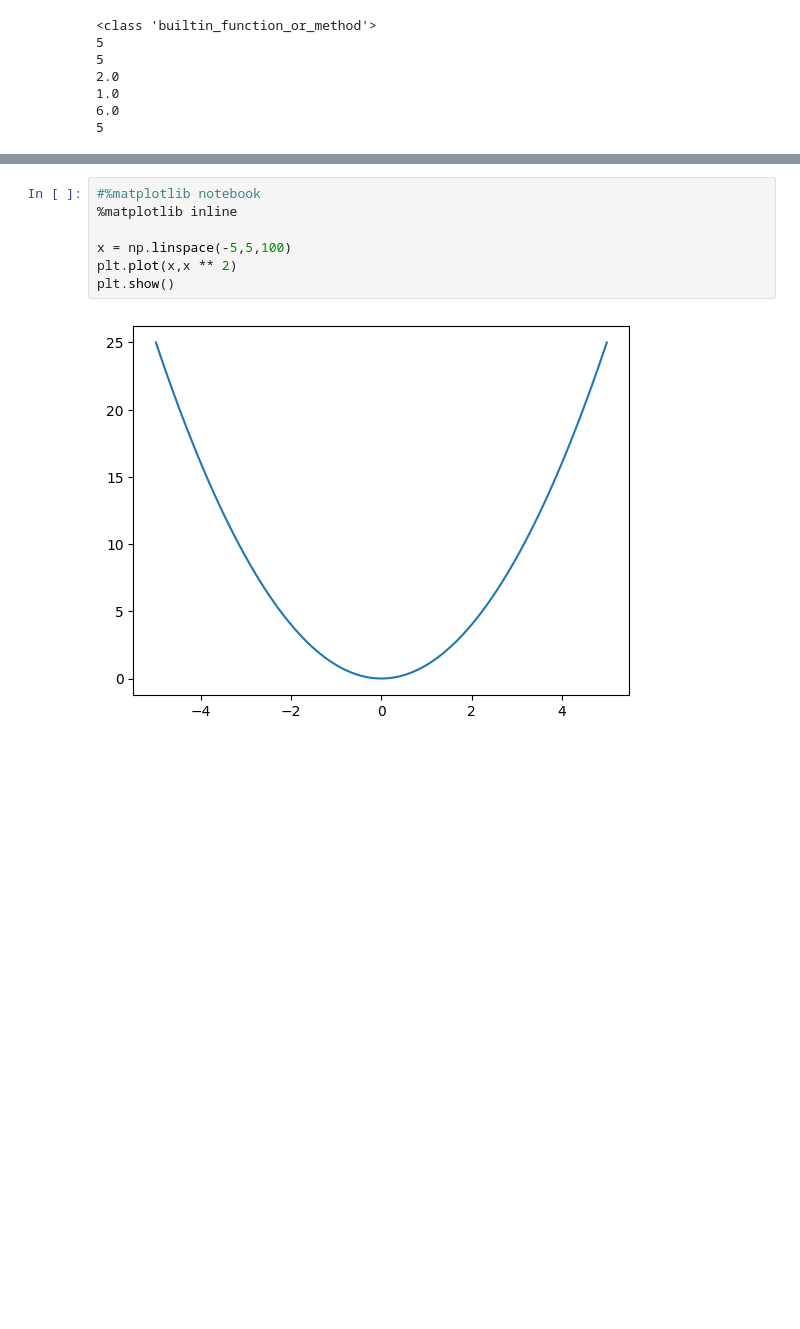
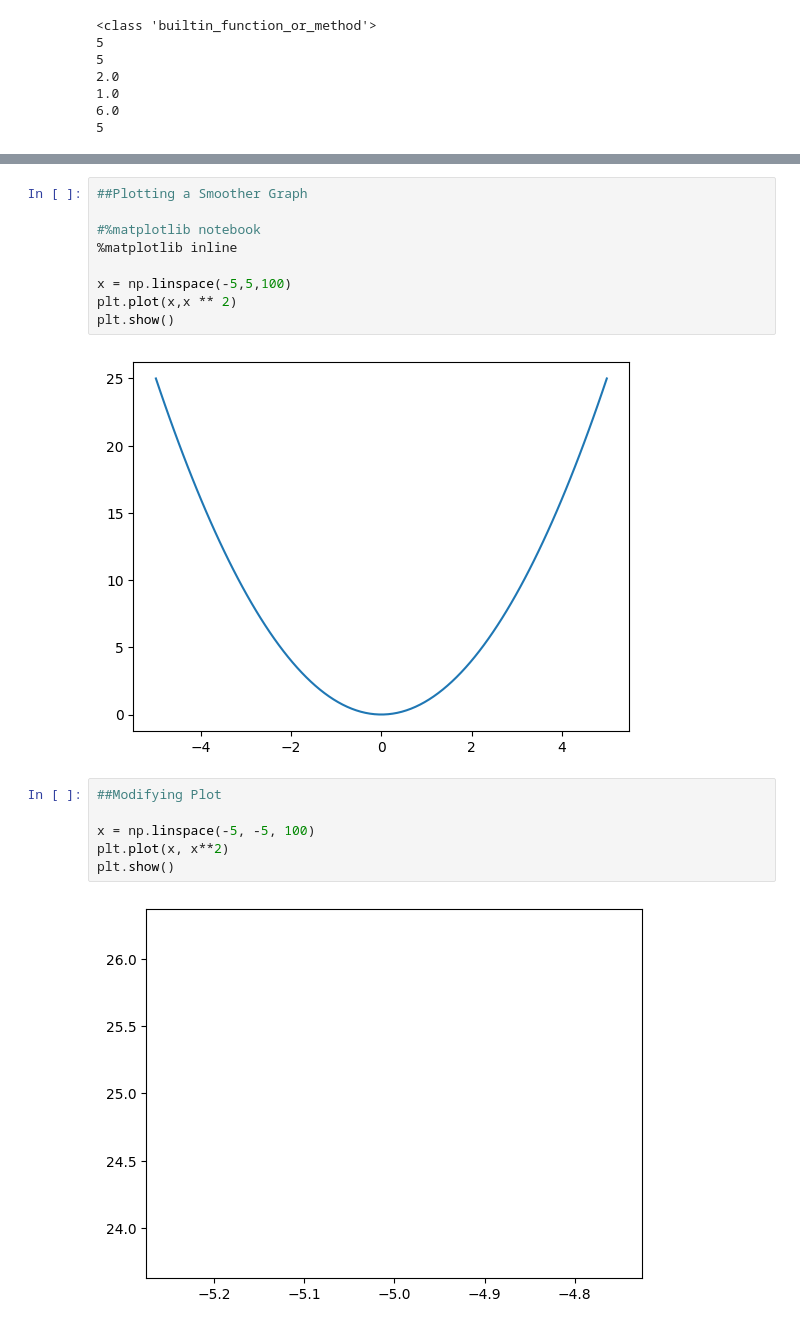
Before and after one commit to yoponchik/Computer-Programming-For-Engineers, a Jupyter notebook: Lecture Code/Week3.ipynb, the cells around one changed output, grey strips where cells are left out. Saved outputs shown, nothing was run; the diff lists cells and outputs as text; blank space fills up the shorter version.

```diff
--- a/Lecture Code/Week3.ipynb
+++ b/Lecture Code/Week3.ipynb
@@ -161,6 +163,8 @@ plt.show()
 # %% [output]
 [figure]
 # %%
+##Plotting a Smoother Graph
+
 #%matplotlib notebook
 %matplotlib inline
 
@@ -169,3 +173,11 @@ plt.plot(x,x ** 2)
 plt.show()
 # %% [output]
 [figure]
+# %%
+##Modifying Plot
+
+x = np.linspace(-5, -5, 100)
+plt.plot(x, x**2)
+plt.show()
+# %% [output]
+[figure, added]
```
Also changed, not shown: parts of 12 cells of this notebook.
